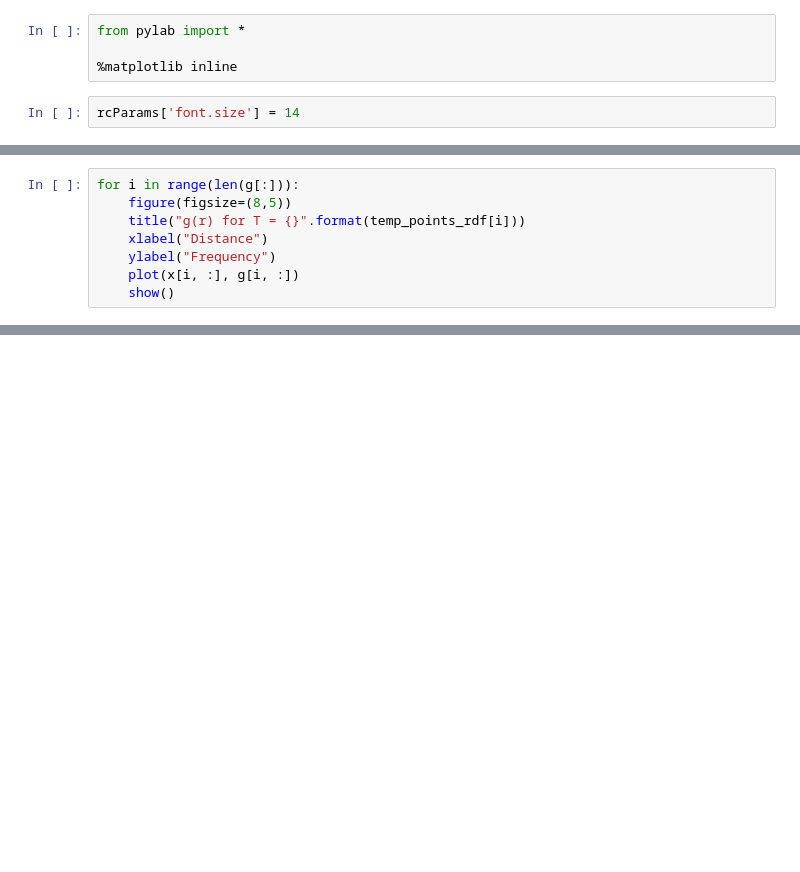
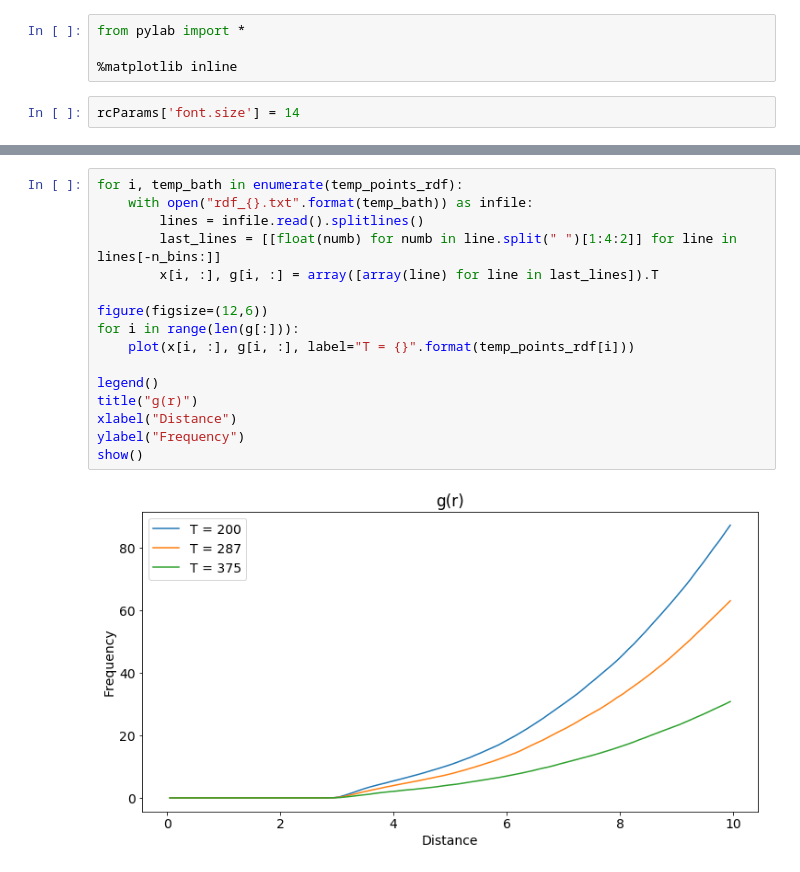
Before and after one commit to auduntre/FYS4460, a Jupyter notebook: Project1/task_m_n/task_m_n.ipynb, the cells around one changed output, grey strips where cells are left out. Cells and saved outputs as stored; diff of their text form; blank space fills up the shorter version.

```diff
--- a/Project1/task_m_n/task_m_n.ipynb
+++ b/Project1/task_m_n/task_m_n.ipynb
@@ -51,8 +43,0 @@ show()
-# %%
-for i in range(len(g[:])):
-    figure(figsize=(8,5))
-    title("g(r) for T = {}".format(temp_points_rdf[i]))
-    xlabel("Distance")
-    ylabel("Frequency")
-    plot(x[i, :], g[i, :])
-    show()
@@ -63,3 +44,21 @@ for i in range(len(g[:])):
+# %%
+for i, temp_bath in enumerate(temp_points_rdf):
+    with open("rdf_{}.txt".format(temp_bath)) as infile:
+        lines = infile.read().splitlines()
+        last_lines = [[float(numb) for numb in line.split(" ")[1:4:2]] for line in lines[-n_bins:]]
+        x[i, :], g[i, :] = array([array(line) for line in last_lines]).T
+
+figure(figsize=(12,6))
+for i in range(len(g[:])):
+    plot(x[i, :], g[i, :], label="T = {}".format(temp_points_rdf[i]))
+
+legend()
+title("g(r)")
+xlabel("Distance")
+ylabel("Frequency")
+show()
+# %% [output]
+[figure, added]
 # %%
 g
 # %% [output]
```
Also changed, not shown: parts of 6 cells of this notebook, 3 other files.
